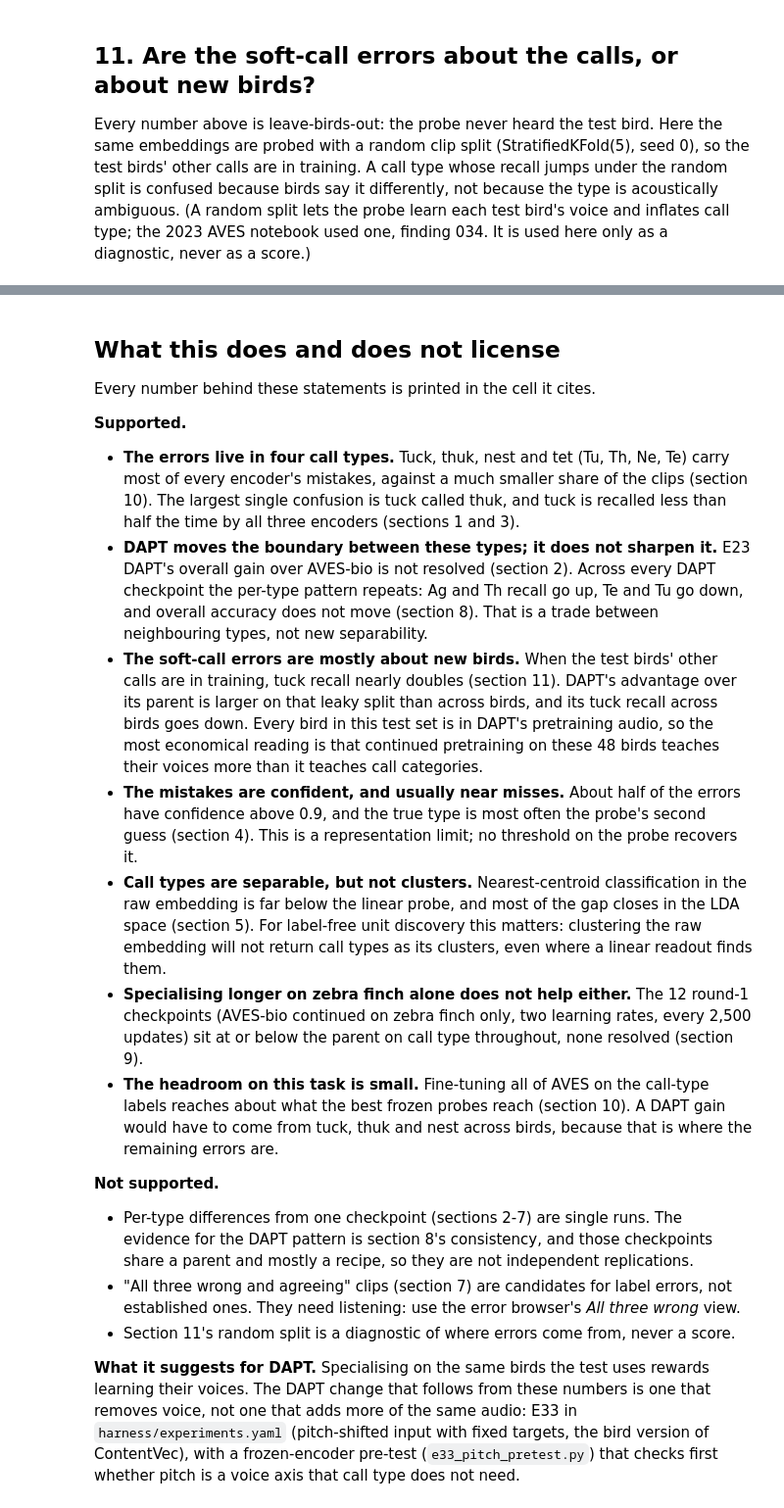
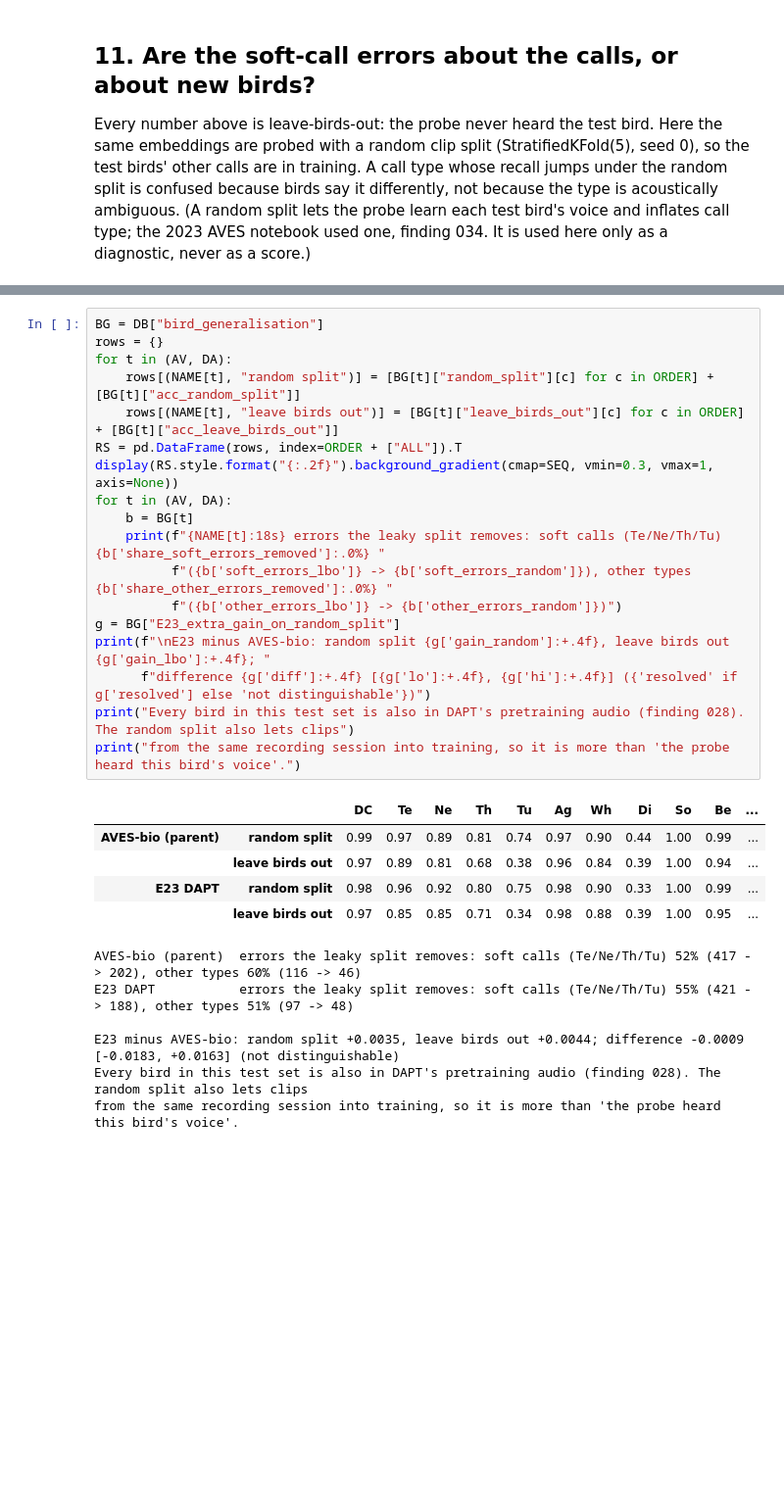
Before and after one commit to ttt5600/NeruoBatLab, a Jupyter notebook: notebooks/08_calltype_errors.ipynb, the cells around one changed output, grey strips where cells are left out. Shown at 98% size. Saved outputs shown, nothing was run; the diff lists cells and outputs as text; blank space fills up the shorter version.

```diff
--- a/notebooks/08_calltype_errors.ipynb
+++ b/notebooks/08_calltype_errors.ipynb
@@ -737,48 +674,30 @@ Every bird in this test set is also in DAPT's pretraining audio (finding 028).
-# %% [markdown]
-## What this does and does not license
-
-Every number behind these statements is printed in the cell it cites.
-
-**Supported.**
-
-- **The errors live in four call types.** Tuck, thuk, nest and tet (Tu, Th, Ne, Te) carry most of
-  every encoder's mistakes, against a much smaller share of the clips (section 10). The largest
-  single confusion is tuck called thuk, and tuck is recalled less than half the time by all three
-  encoders (sections 1 and 3).
-- **DAPT moves the boundary between these types; it does not sharpen it.** E23 DAPT's overall gain
-  over AVES-bio is not resolved (section 2). Across every DAPT checkpoint the per-type pattern
-  repeats: Ag and Th recall go up, Te and Tu go down, and overall accuracy does not move (section 8).
-  That is a trade between neighbouring types, not new separability.
-- **The soft-call errors are mostly about new birds.** When the test birds' other calls are in
-  training, tuck recall nearly doubles (section 11). DAPT's advantage over its parent is larger on
-  that leaky split than across birds, and its tuck recall across birds goes down. Every bird in
-  this test set is in DAPT's pretraining audio, so the most economical reading is that continued
-  pretraining on these 48 birds teaches their voices more than it teaches call categories.
-- **The mistakes are confident, and usually near misses.** About half of the errors have
-  confidence above 0.9, and the true type is most often the probe's second guess (section 4). This
-  is a representation limit; no threshold on the probe recovers it.
-- **Call types are separable, but not clusters.** Nearest-centroid classification in the raw
-  embedding is far below the linear probe, and most of the gap closes in the LDA space (section 5).
-  For label-free unit discovery this matters: clustering the raw embedding will not return call
-  types as its clusters, even where a linear readout finds them.
-- **Specialising longer on zebra finch alone does not help either.** The 12 round-1 checkpoints
-  (AVES-bio continued on zebra finch only, two learning rates, every 2,500 updates) sit at or below
-  the parent on call type throughout, none resolved (section 9).
-- **The headroom on this task is small.** Fine-tuning all of AVES on the call-type labels reaches
-  about what the best frozen probes reach (section 10). A DAPT gain would have to come from tuck,
-  thuk and nest across birds, because that is where the remaining errors are.
-
-**Not supported.**
-
-- Per-type differences from one checkpoint (sections 2-7) are single runs. The evidence for the
-  DAPT pattern is section 8's consistency, and those checkpoints share a parent and mostly a recipe,
-  so they are not independent replications.
-- "All three wrong and agreeing" clips (section 7) are candidates for label errors, not
-  established ones. They need listening: use the error browser's *All three wrong* view.
-- Section 11's random split is a diagnostic of where errors come from, never a score.
-
-**What it suggests for DAPT.** Specialising on the same birds the test uses rewards learning their
-voices. The DAPT change that follows from these numbers is one that removes voice, not one that adds
-more of the same audio: E33 in `harness/experiments.yaml` (pitch-shifted input with fixed targets,
-the bird version of ContentVec), with a frozen-encoder pre-test (`e33_pitch_pretest.py`) that checks
-first whether pitch is a voice axis that call type does not need.
+# %%
+BG = DB["bird_generalisation"]
+rows = {}
+for t in (AV, DA):
+    rows[(NAME[t], "random split")] = [BG[t]["random_split"][c] for c in ORDER] + [BG[t]["acc_random_split"]]
+    rows[(NAME[t], "leave birds out")] = [BG[t]["leave_birds_out"][c] for c in ORDER] + [BG[t]["acc_leave_birds_out"]]
+RS = pd.DataFrame(rows, index=ORDER + ["ALL"]).T
+display(RS.style.format("{:.2f}").background_gradient(cmap=SEQ, vmin=0.3, vmax=1, axis=None))
+for t in (AV, DA):
+    b = BG[t]
+    print(f"{NAME[t]:18s} errors the leaky split removes: soft calls (Te/Ne/Th/Tu) {b['share_soft_errors_removed']:.0%} "
+          f"({b['soft_errors_lbo']} -> {b['soft_errors_random']}), other types {b['share_other_errors_removed']:.0%} "
+          f"({b['other_errors_lbo']} -> {b['other_errors_random']})")
+g = BG["E23_extra_gain_on_random_split"]
+print(f"\nE23 minus AVES-bio: random split {g['gain_random']:+.4f}, leave birds out {g['gain_lbo']:+.4f}; "
+      f"difference {g['diff']:+.4f} [{g['lo']:+.4f}, {g['hi']:+.4f}] ({'resolved' if g['resolved'] else 'not distinguishable'})")
+print("Every bird in this test set is also in DAPT's pretraining audio (finding 028). The random split also lets clips")
+print("from the same recording session into training, so it is more than 'the probe heard this bird's voice'.")
+# %% [output]
+|  |  | DC | Te | Ne | Th | Tu | Ag | Wh | Di | So | Be | ... |
+| AVES-bio (parent) | random split | 0.99 | 0.97 | 0.89 | 0.81 | 0.74 | 0.97 | 0.90 | 0.44 | 1.00 | 0.99 | ... |
+|  | leave birds out | 0.97 | 0.89 | 0.81 | 0.68 | 0.38 | 0.96 | 0.84 | 0.39 | 1.00 | 0.94 | ... |
+| E23 DAPT | random split | 0.98 | 0.96 | 0.92 | 0.80 | 0.75 | 0.98 | 0.90 | 0.33 | 1.00 | 0.99 | ... |
+|  | leave birds out | 0.97 | 0.85 | 0.85 | 0.71 | 0.34 | 0.98 | 0.88 | 0.39 | 1.00 | 0.95 | ... |
+AVES-bio (parent)  errors the leaky split removes: soft calls (Te/Ne/Th/Tu) 52% (417 -> 202), other types 60% (116 -> 46)
+E23 DAPT           errors the leaky split removes: soft calls (Te/Ne/Th/Tu) 55% (421 -> 188), other types 51% (97 -> 48)
+
+E23 minus AVES-bio: random split +0.0035, leave birds out +0.0044; difference -0.0009 [-0.0183, +0.0163] (not distinguishable)
+Every bird in this test set is also in DAPT's pretraining audio (finding 028). The random split also lets clips
+from the same recording session into training, so it is more than 'the probe heard this bird's voice'.
```
Also changed, not shown: parts of 17 cells of this notebook, 1 other file.
